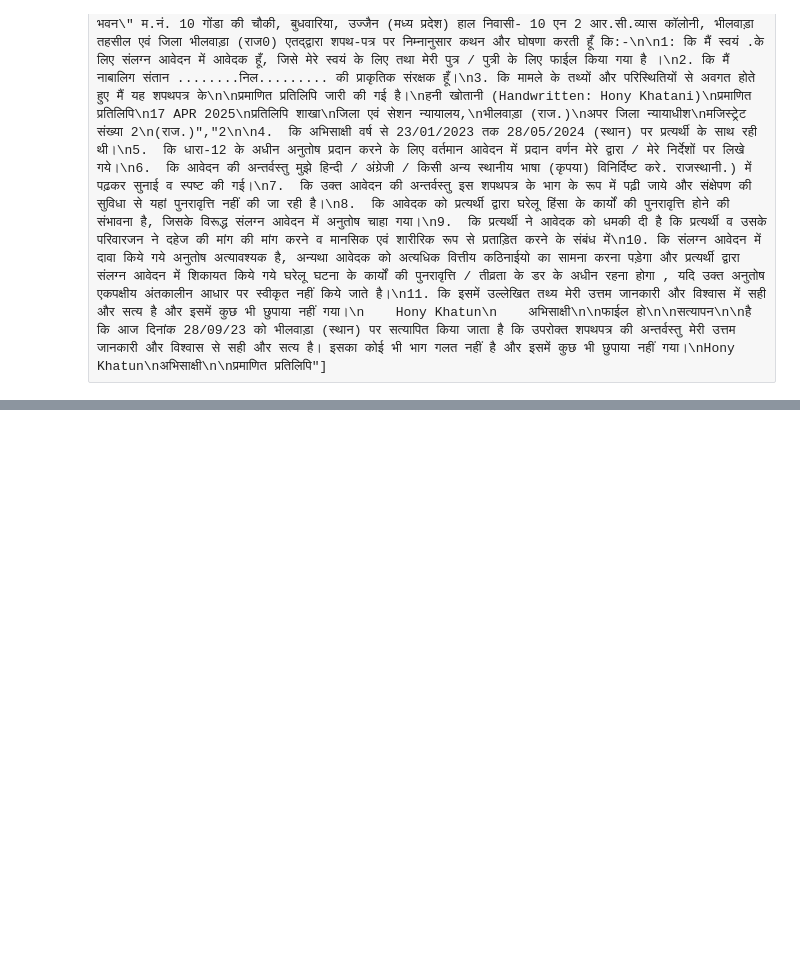
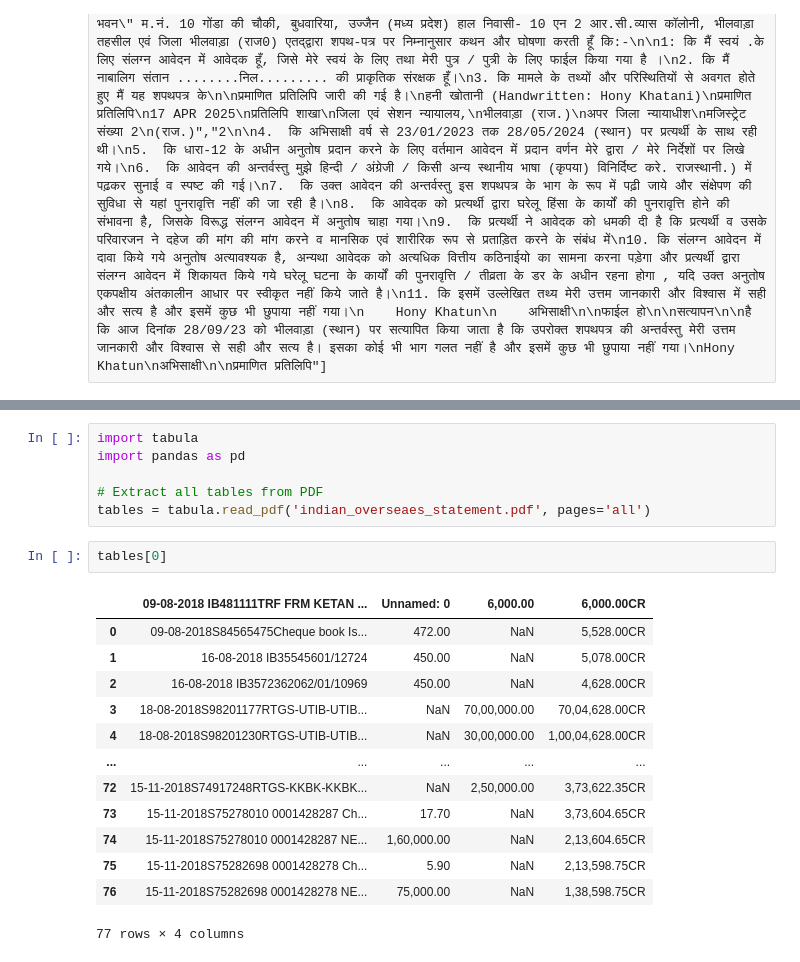
Before and after one commit to Tejaswgupta/tracktrail, a Jupyter notebook: test.ipynb, the cells around one changed output, grey strips where cells are left out. Saved outputs shown, nothing was run; the diff lists cells and outputs as text; blank space fills up the shorter version.

```diff
--- a/test.ipynb
+++ b/test.ipynb
@@ -6,0 +32,22 @@ arr[10]
+# %%
+import tabula
+import pandas as pd
+
+# Extract all tables from PDF
+tables = tabula.read_pdf('indian_overseaes_statement.pdf', pages='all')
+# %%
+tables[0]
+# %% [output]
+|  | 09-08-2018 IB481111TRF FRM KETAN ... | Unnamed: 0 | 6,000.00 | 6,000.00CR |
+| 0 | 09-08-2018S84565475Cheque book Is... | 472.00 | NaN | 5,528.00CR |
+| 1 | 16-08-2018 IB35545601/12724 | 450.00 | NaN | 5,078.00CR |
+| 2 | 16-08-2018 IB3572362062/01/10969 | 450.00 | NaN | 4,628.00CR |
+| 3 | 18-08-2018S98201177RTGS-UTIB-UTIB... | NaN | 70,00,000.00 | 70,04,628.00CR |
+| 4 | 18-08-2018S98201230RTGS-UTIB-UTIB... | NaN | 30,00,000.00 | 1,00,04,628.00CR |
+| ... | ... | ... | ... | ... |
+| 72 | 15-11-2018S74917248RTGS-KKBK-KKBK... | NaN | 2,50,000.00 | 3,73,622.35CR |
+| 73 | 15-11-2018S75278010 0001428287 Ch... | 17.70 | NaN | 3,73,604.65CR |
+| 74 | 15-11-2018S75278010 0001428287 NE... | 1,60,000.00 | NaN | 2,13,604.65CR |
+| 75 | 15-11-2018S75282698 0001428278 Ch... | 5.90 | NaN | 2,13,598.75CR |
+| 76 | 15-11-2018S75282698 0001428278 NE... | 75,000.00 | NaN | 1,38,598.75CR |
+77 rows × 4 columns
```
Also changed, not shown: parts of 5 cells of this notebook, 24 other files.
